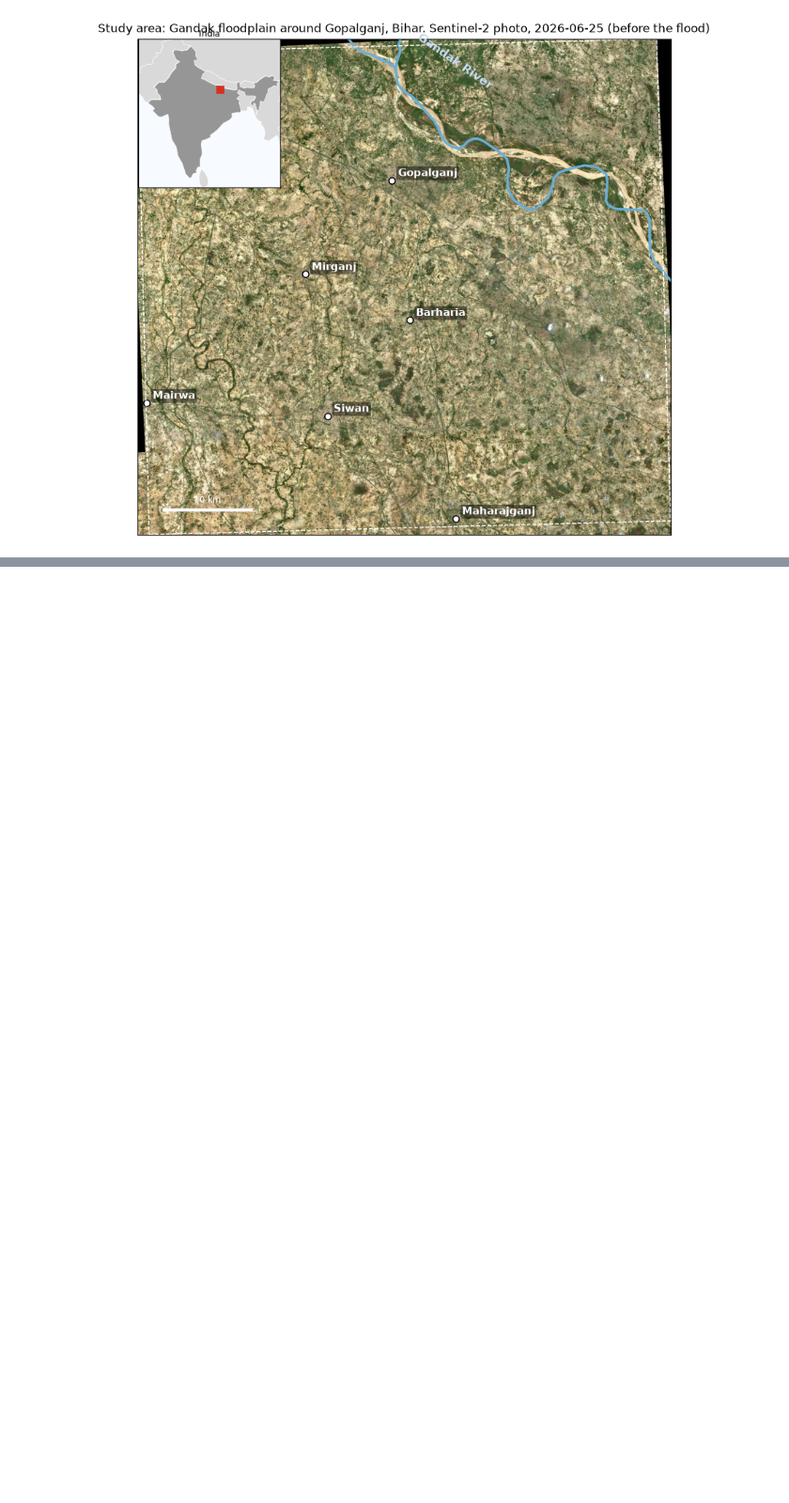
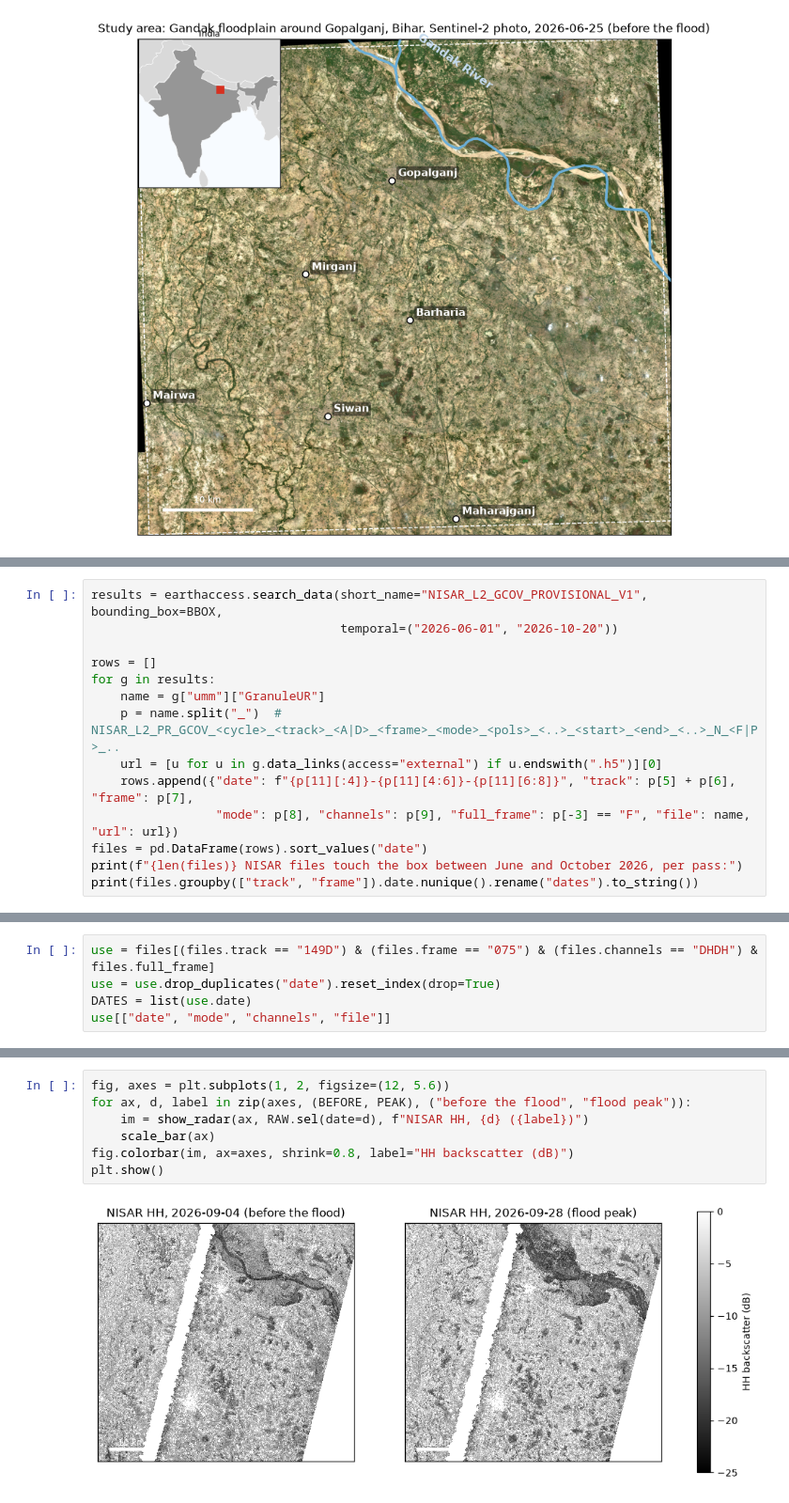
Before and after one commit to danesheppard/PanoptiCrew-NASA-Hackathon-2026, a Jupyter notebook: dataScience/notebooks/case2.ipynb, the cells around one changed output, grey strips where cells are left out. Shown at 94% size. Cells and saved outputs as stored; diff of their text form; blank space fills up the shorter version.

Commit message:
Add NISAR data access and raw radar sections to case2 notebook

```diff
--- a/dataScience/notebooks/case2.ipynb
+++ b/dataScience/notebooks/case2.ipynb
@@ -227,0 +250,14 @@ plt.show()
+# %%
+results = earthaccess.search_data(short_name="NISAR_L2_GCOV_PROVISIONAL_V1", bounding_box=BBOX,
+                                  temporal=("2026-06-01", "2026-10-20"))
+
+rows = []
+for g in results:
+    name = g["umm"]["GranuleUR"]
+    p = name.split("_")  # NISAR_L2_PR_GCOV_<cycle>_<track>_<A|D>_<frame>_<mode>_<pols>_<..>_<start>_<end>_<..>_N_<F|P>_..
+    url = [u for u in g.data_links(access="external") if u.endswith(".h5")][0]
+    rows.append({"date": f"{p[11][:4]}-{p[11][4:6]}-{p[11][6:8]}", "track": p[5] + p[6], "frame": p[7],
+                 "mode": p[8], "channels": p[9], "full_frame": p[-3] == "F", "file": name, "url": url})
+files = pd.DataFrame(rows).sort_values("date")
+print(f"{len(files)} NISAR files touch the box between June and October 2026, per pass:")
+print(files.groupby(["track", "frame"]).date.nunique().rename("dates").to_string())
@@ -227,0 +274,5 @@ plt.show()
+# %%
+use = files[(files.track == "149D") & (files.frame == "075") & (files.channels == "DHDH") & files.full_frame]
+use = use.drop_duplicates("date").reset_index(drop=True)
+DATES = list(use.date)
+use[["date", "mode", "channels", "file"]]
@@ -227,0 +396,9 @@ plt.show()
+# %%
+fig, axes = plt.subplots(1, 2, figsize=(12, 5.6))
+for ax, d, label in zip(axes, (BEFORE, PEAK), ("before the flood", "flood peak")):
+    im = show_radar(ax, RAW.sel(date=d), f"NISAR HH, {d} ({label})")
+    scale_bar(ax)
+fig.colorbar(im, ax=axes, shrink=0.8, label="HH backscatter (dB)")
+plt.show()
+# %% [output]
+[figure, added]
```
Also changed, not shown: parts of 12 cells of this notebook.
